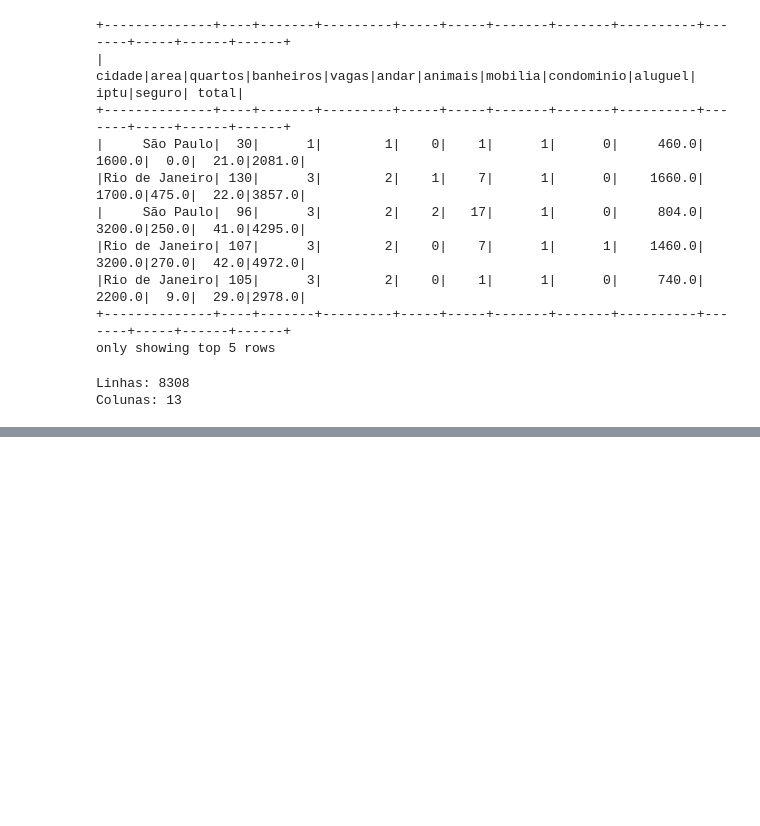
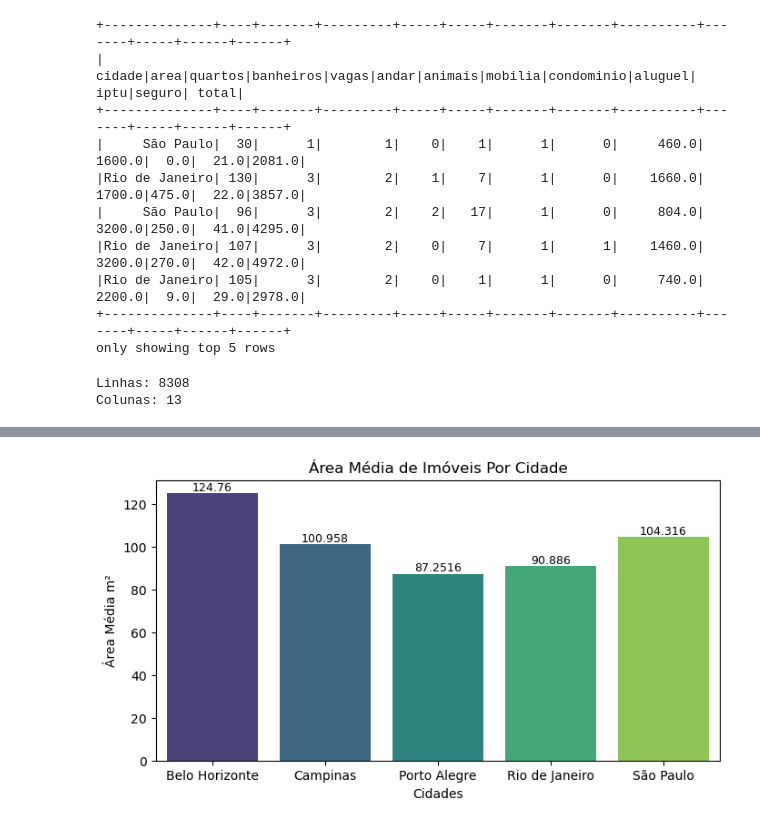
Before and after one commit to alves05/Analise_Previsao_Aluguel_Brasil, a Jupyter notebook: Analise_Previsao_Aluguel_Brasil.ipynb, the cells around one changed output, grey strips where cells are left out. Drawn from its saved outputs; the diff is of its cells as text; code cells hidden in the pictures; blank space fills up the shorter version.

```diff
--- a/Analise_Previsao_Aluguel_Brasil.ipynb
+++ b/Analise_Previsao_Aluguel_Brasil.ipynb
@@ -359 +373,13 @@ plt.show()
+# %%
+df = dados.select('cidade','area').toPandas().groupby('cidade')['area'].mean().reset_index()
+plt.figure(figsize=(8,4))
+ax = sns.barplot(df, x='cidade', y='area', palette='viridis')
+ax.bar_label(ax.containers[0], fontsize=9)
+plt.title('Área Média de Imóveis Por Cidade')
+plt.xlabel('Cidades')
+plt.ylabel('Área Média m²')
+plt.savefig('./img/graficos/area_cidade.png', format='png')
+plt.show()
+# %% [output]
+[figure, added]
 # %% [markdown]
```
Also changed, not shown: parts of 31 cells of this notebook, 12 other files.
